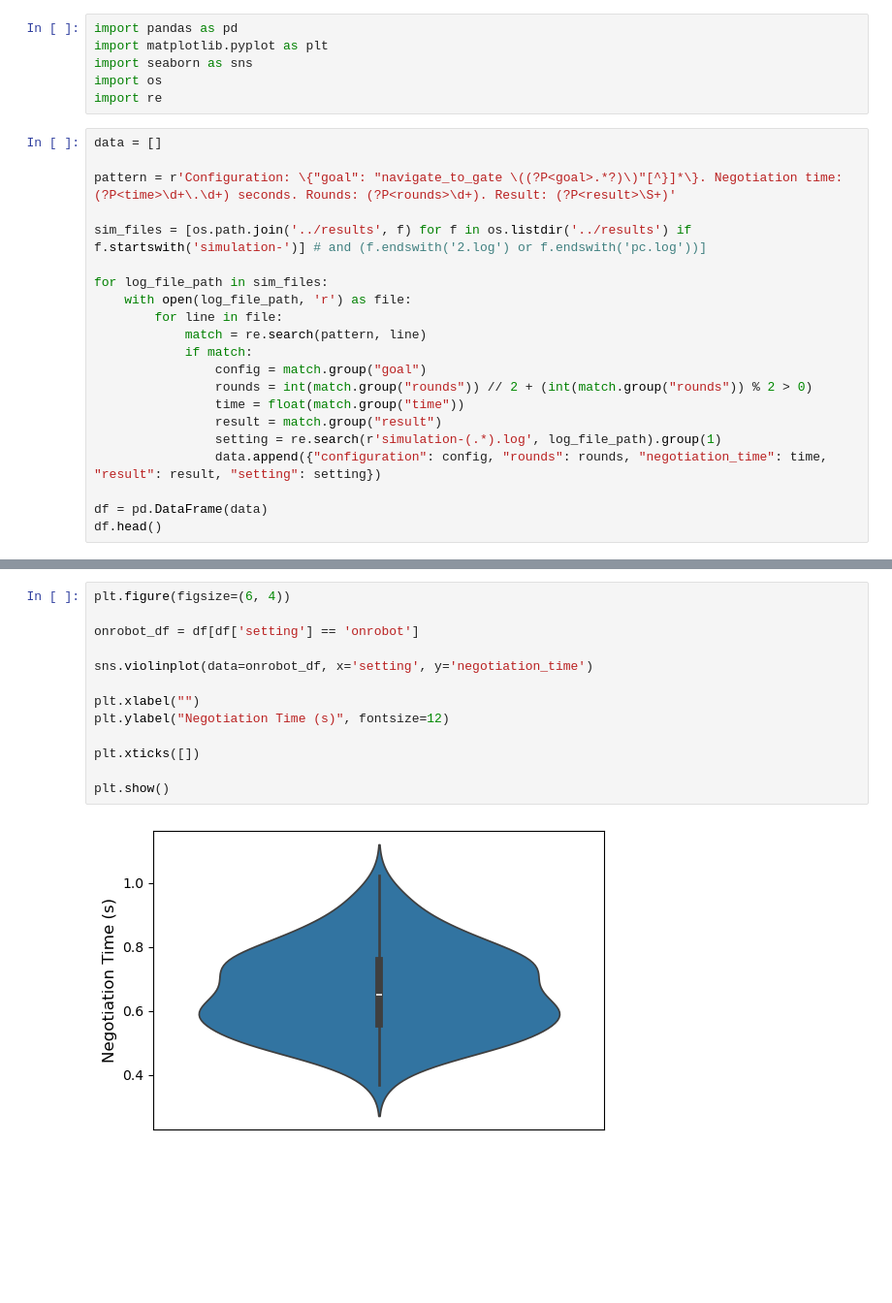
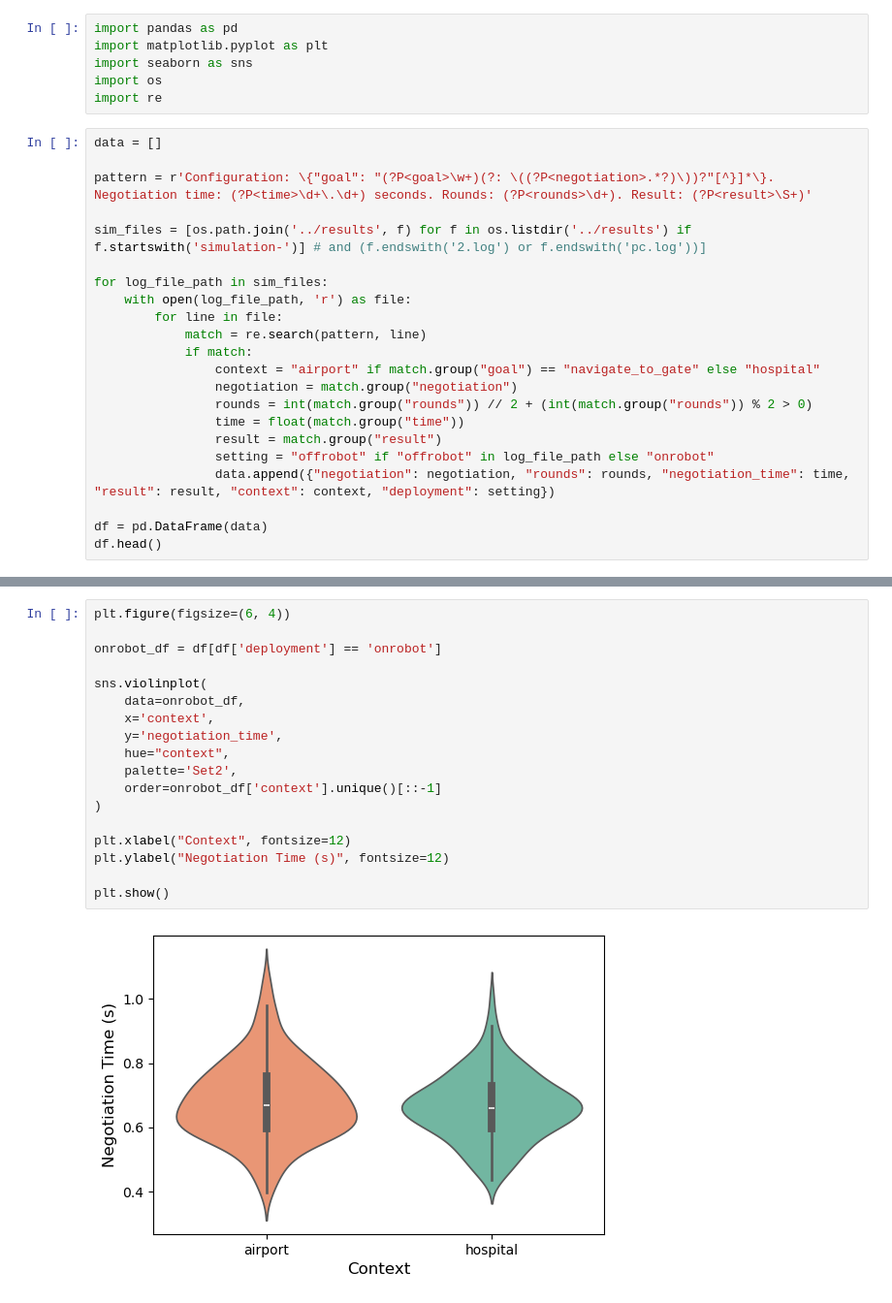
Before and after one commit to RoboChor/robethichor-ethics-based-negotiation, a Jupyter notebook: analysis/simulation_analysis.ipynb, the cells around one changed output, grey strips where cells are left out. Shown at 97% size. Cells and saved outputs as stored; diff of their text form; blank space fills up the shorter version.

Commit message:
Updating simulation analysis and committing personas description

```diff
--- a/analysis/simulation_analysis.ipynb
+++ b/analysis/simulation_analysis.ipynb
@@ -7,7 +7,7 @@ import re
 # %%
 data = []
 
-pattern = r'Configuration: \{"goal": "navigate_to_gate \((?P<goal>.*?)\)"[^}]*\}. Negotiation time: (?P<time>\d+\.\d+) seconds. Rounds: (?P<rounds>\d+). Result: (?P<result>\S+)'
+pattern = r'Configuration: \{"goal": "(?P<goal>\w+)(?: \((?P<negotiation>.*?)\))?"[^}]*\}. Negotiation time: (?P<time>\d+\.\d+) seconds. Rounds: (?P<rounds>\d+). Result: (?P<result>\S+)'
 
 sim_files = [os.path.join('../results', f) for f in os.listdir('../results') if f.startswith('simulation-')] # and (f.endswith('2.log') or f.endswith('pc.log'))]
 
@@ -16,12 +16,13 @@ for log_file_path in sim_files:
         for line in file:
             match = re.search(pattern, line)
             if match:
-                config = match.group("goal")
+                context = "airport" if match.group("goal") == "navigate_to_gate" else "hospital"
+                negotiation = match.group("negotiation")
                 rounds = int(match.group("rounds")) // 2 + (int(match.group("rounds")) % 2 > 0)
                 time = float(match.group("time"))
                 result = match.group("result")
-                setting = re.search(r'simulation-(.*).log', log_file_path).group(1)
-                data.append({"configuration": config, "rounds": rounds, "negotiation_time": time, "result": result, "setting": setting})
+                setting = "offrobot" if "offrobot" in log_file_path else "onrobot"
+                data.append({"negotiation": negotiation, "rounds": rounds, "negotiation_time": time, "result": result, "context": context, "deployment": setting})
 
 df = pd.DataFrame(data)
 df.head()
@@ -94,15 +110,20 @@ Cases:
 # %%
 plt.figure(figsize=(6, 4))
 
-onrobot_df = df[df['setting'] == 'onrobot']
+onrobot_df = df[df['deployment'] == 'onrobot']
 
-sns.violinplot(data=onrobot_df, x='setting', y='negotiation_time')
+sns.violinplot(
+    data=onrobot_df,
+    x='context',
+    y='negotiation_time',
+    hue="context",
+    palette='Set2',
+    order=onrobot_df['context'].unique()[::-1]
+)
 
-plt.xlabel("")
+plt.xlabel("Context", fontsize=12)
 plt.ylabel("Negotiation Time (s)", fontsize=12)
 
-plt.xticks([])
-
 plt.show()
 # %% [output]
-[figure, old version]
+[figure, new version]
```
Also changed, not shown: parts of 13 cells of this notebook, 11 other files.
